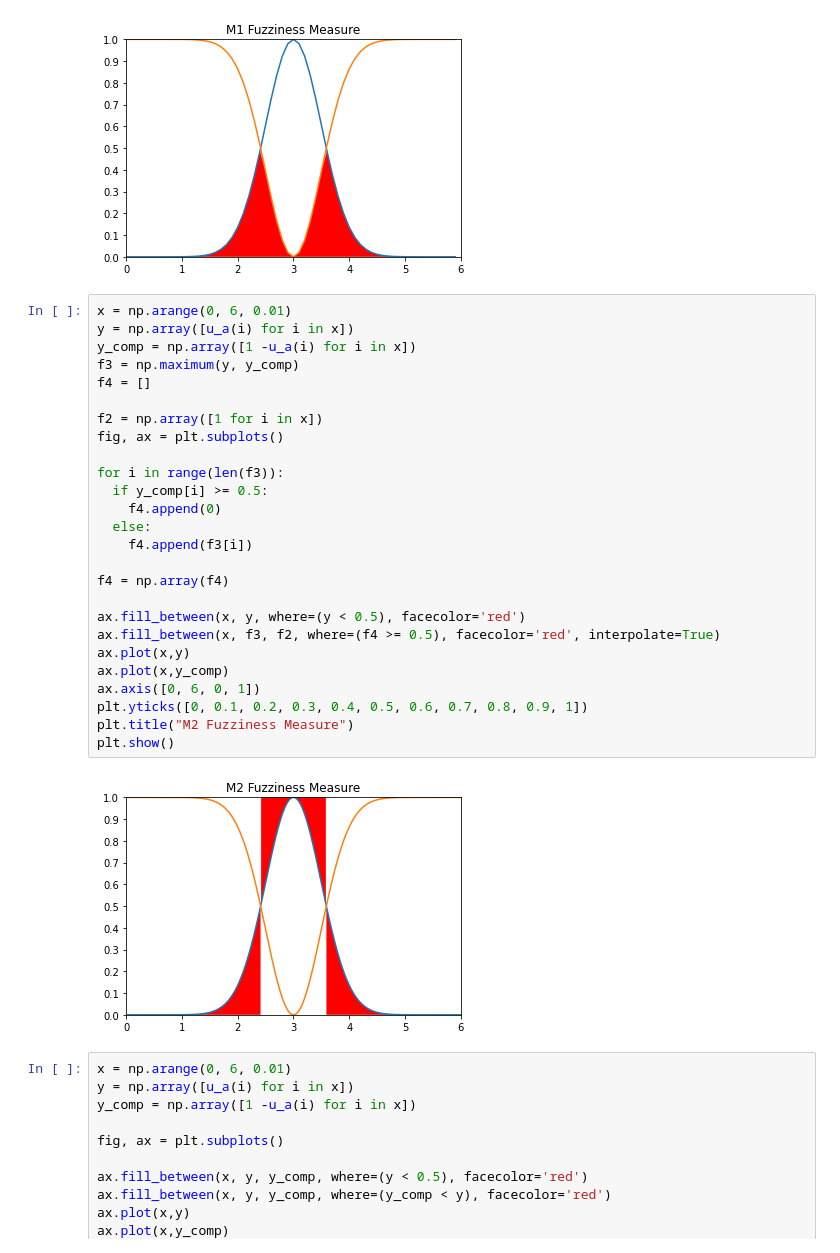
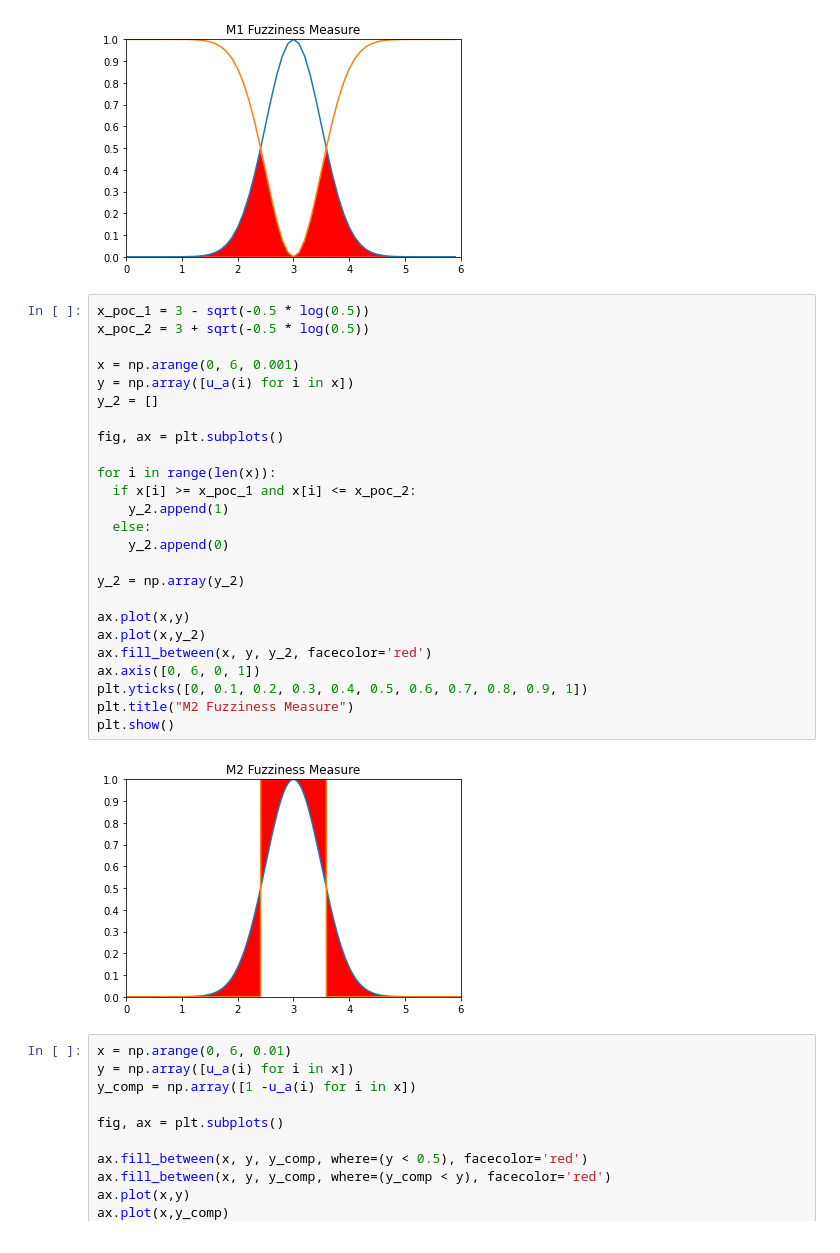
Before and after one commit to lance-gomes/ECE457B, a Jupyter notebook: A3/Q1.ipynb, the cells around one changed output. Saved outputs shown, nothing was run; the diff lists cells and outputs as text.

```diff
--- a/A3/Q1.ipynb
+++ b/A3/Q1.ipynb
@@ -46,33 +46,32 @@ plt.show()
 # %% [output]
 [figure]
 # %%
-x = np.arange(0, 6, 0.01)
+x_poc_1 = 3 - sqrt(-0.5 * log(0.5))
+x_poc_2 = 3 + sqrt(-0.5 * log(0.5))
+
+x = np.arange(0, 6, 0.001)
 y = np.array([u_a(i) for i in x])
-y_comp = np.array([1 -u_a(i) for i in x])
-f3 = np.maximum(y, y_comp)
-f4 = []
+y_2 = []
 
-f2 = np.array([1 for i in x])
 fig, ax = plt.subplots()
 
-for i in range(len(f3)):
-  if y_comp[i] >= 0.5:
-    f4.append(0)
+for i in range(len(x)):
+  if x[i] >= x_poc_1 and x[i] <= x_poc_2:
+    y_2.append(1)
   else:
-    f4.append(f3[i])
+    y_2.append(0)
 
-f4 = np.array(f4)
+y_2 = np.array(y_2)
 
-ax.fill_between(x, y, where=(y < 0.5), facecolor='red')
-ax.fill_between(x, f3, f2, where=(f4 >= 0.5), facecolor='red', interpolate=True)
 ax.plot(x,y)
-ax.plot(x,y_comp)
+ax.plot(x,y_2)
+ax.fill_between(x, y, y_2, facecolor='red')
 ax.axis([0, 6, 0, 1])
 plt.yticks([0, 0.1, 0.2, 0.3, 0.4, 0.5, 0.6, 0.7, 0.8, 0.9, 1])
 plt.title("M2 Fuzziness Measure")
 plt.show()
 # %% [output]
-[figure, old version]
+[figure, new version]
 # %%
 x = np.arange(0, 6, 0.01)
 y = np.array([u_a(i) for i in x])
```
